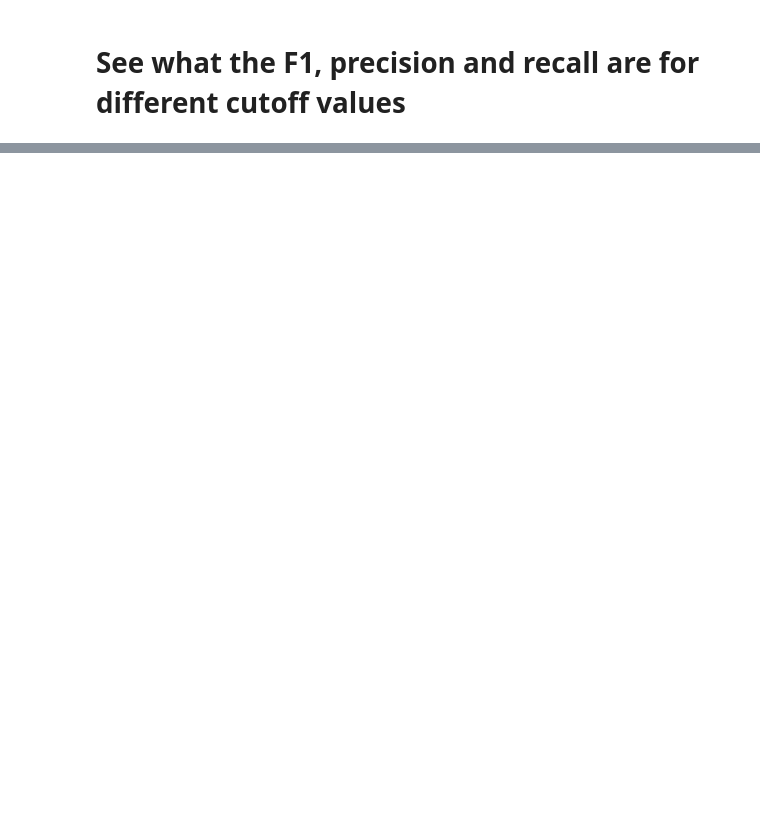
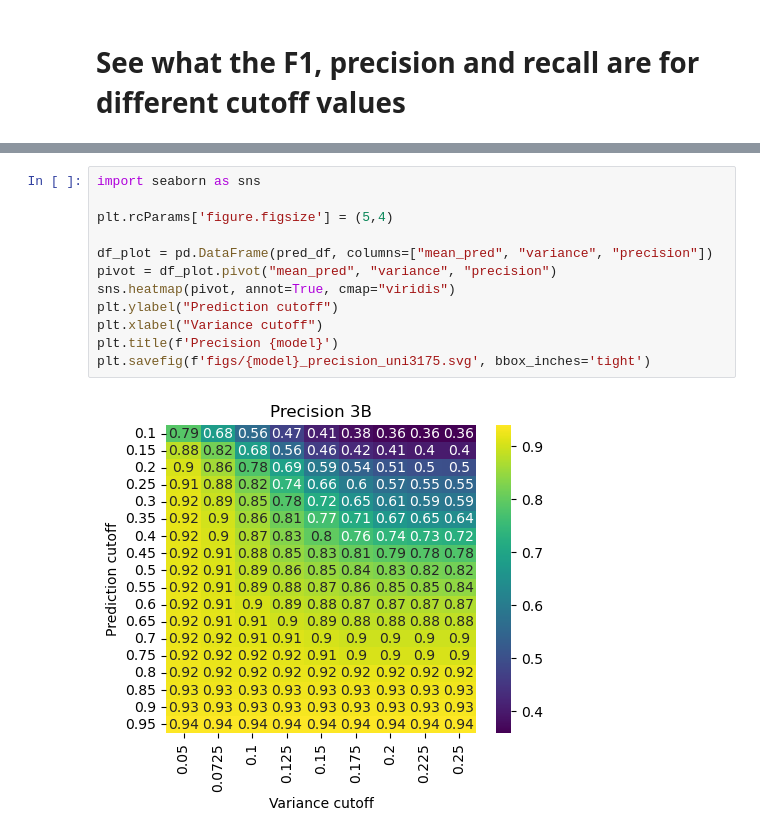
Before and after one commit to WRiegs/Squidly, a Jupyter notebook: revision/Variance_Selection_Cutoffs.ipynb, the cells around one changed output, grey strips where cells are left out. Drawn from its saved outputs; the diff is of its cells as text; blank space fills up the shorter version.

```diff
--- a/revision/Variance_Selection_Cutoffs.ipynb
+++ b/revision/Variance_Selection_Cutoffs.ipynb
@@ -92,0 +219,14 @@ squidly run /disk1/ariane/vscode/squidly/revision/data/uni3175/uni3175_unduplica
+# %%
+import seaborn as sns
+
+plt.rcParams['figure.figsize'] = (5,4)
+
+df_plot = pd.DataFrame(pred_df, columns=["mean_pred", "variance", "precision"])
+pivot = df_plot.pivot("mean_pred", "variance", "precision")
+sns.heatmap(pivot, annot=True, cmap="viridis")
+plt.ylabel("Prediction cutoff")
+plt.xlabel("Variance cutoff")
+plt.title(f'Precision {model}')
+plt.savefig(f'figs/{model}_precision_uni3175.svg', bbox_inches='tight')
+# %% [output]
+[figure, added]
```
Also changed, not shown: parts of 14 cells of this notebook.
